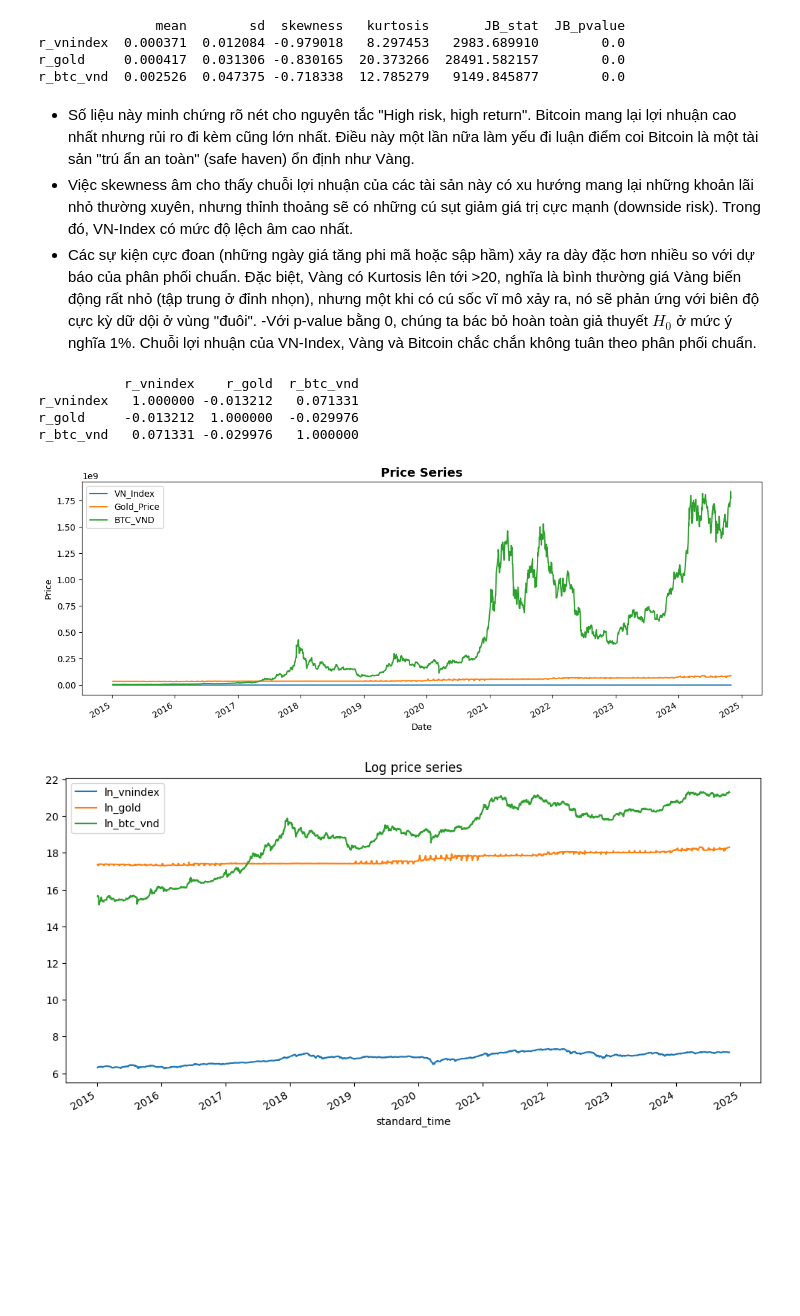
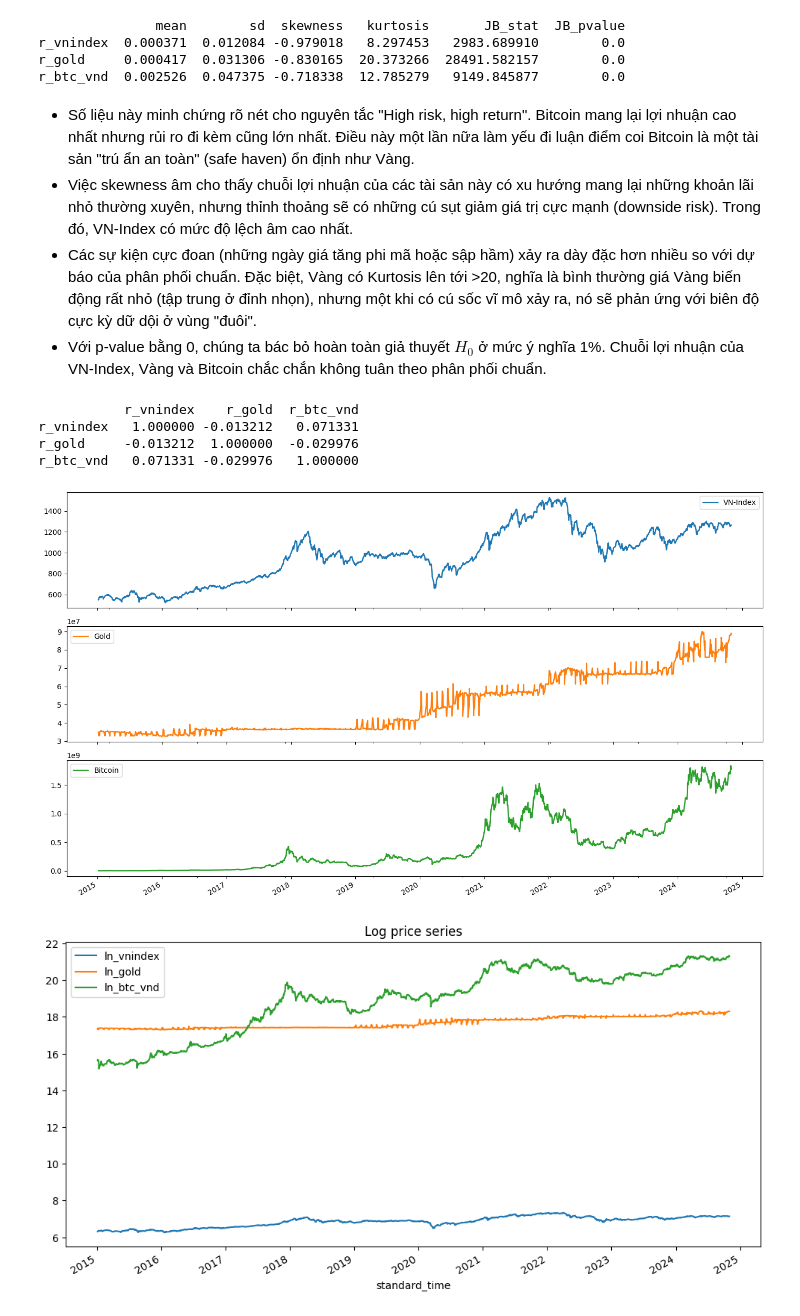
Before and after one commit to Gitzvaaaa/Digital-gold-debate, a Jupyter notebook: Notebooks/eda_&_preprocessing.ipynb, the cells around one changed output. Drawn from its saved outputs; the diff is of its cells as text; code cells hidden in the pictures; blank space fills up the shorter version.

```diff
--- a/Notebooks/eda_&_preprocessing.ipynb
+++ b/Notebooks/eda_&_preprocessing.ipynb
@@ -294,7 +319,7 @@ r_btc_vnd  0.002526  0.047375 -0.718338  12.785279   9149.845877        0.0
 - Số liệu này minh chứng rõ nét cho nguyên tắc "High risk, high return". Bitcoin mang lại lợi nhuận cao nhất nhưng rủi ro đi kèm cũng lớn nhất. Điều này một lần nữa làm yếu đi luận điểm coi Bitcoin là một tài sản "trú ẩn an toàn" (safe haven) ổn định như Vàng.
 - Việc skewness âm cho thấy chuỗi lợi nhuận của các tài sản này có xu hướng mang lại những khoản lãi nhỏ thường xuyên, nhưng thỉnh thoảng sẽ có những cú sụt giảm giá trị cực mạnh (downside risk). Trong đó, VN-Index có mức độ lệch âm cao nhất.
 - Các sự kiện cực đoan (những ngày giá tăng phi mã hoặc sập hầm) xảy ra dày đặc hơn nhiều so với dự báo của phân phối chuẩn. Đặc biệt, Vàng có Kurtosis lên tới >20, nghĩa là bình thường giá Vàng biến động rất nhỏ (tập trung ở đỉnh nhọn), nhưng một khi có cú sốc vĩ mô xảy ra, nó sẽ phản ứng với biên độ cực kỳ dữ dội ở vùng "đuôi".
--Với p-value bằng 0, chúng ta bác bỏ hoàn toàn giả thuyết $H_0$ ở mức ý nghĩa 1%. Chuỗi lợi nhuận của VN-Index, Vàng và Bitcoin chắc chắn không tuân theo phân phối chuẩn.
+- Với p-value bằng 0, chúng ta bác bỏ hoàn toàn giả thuyết $H_0$ ở mức ý nghĩa 1%. Chuỗi lợi nhuận của VN-Index, Vàng và Bitcoin chắc chắn không tuân theo phân phối chuẩn.
 # %%
 corr_matrix = ret[["r_vnindex", "r_gold", "r_btc_vnd"]].corr()
 print(corr_matrix)
@@ -304,13 +329,24 @@ r_vnindex   1.000000 -0.013212   0.071331
 r_gold     -0.013212  1.000000  -0.029976
 r_btc_vnd   0.071331 -0.029976   1.000000
 # %%
-price[["VN_Index", "Gold_Price", "BTC_VND"]].plot(figsize=(14, 5))
-plt.title("Price Series", fontsize=14, fontweight='bold')
-plt.xlabel("Date")
-plt.ylabel("Price")
+axes = price[["VN_Index", "Gold_Price", "BTC_VND"]].rename(columns={
+    "VN_Index": "VN-Index",
+    "Gold_Price": "Gold",
+    "BTC_VND": "Bitcoin"
+}).plot(
+    subplots=True,
+    figsize=(14, 8),
+    sharex=True,
+    linewidth=1.8
+)
+
+# Bỏ title trục x
+axes[-1].set_xlabel("")
+
+plt.tight_layout()
 plt.show()
 # %% [output]
-[figure, old version]
+[figure, new version]
 # %%
 log_price[["ln_vnindex", "ln_gold", "ln_btc_vnd"]].plot(figsize=(12, 6))
 plt.title("Log price series")
```
Also changed, not shown: parts of 113 cells of this notebook.
